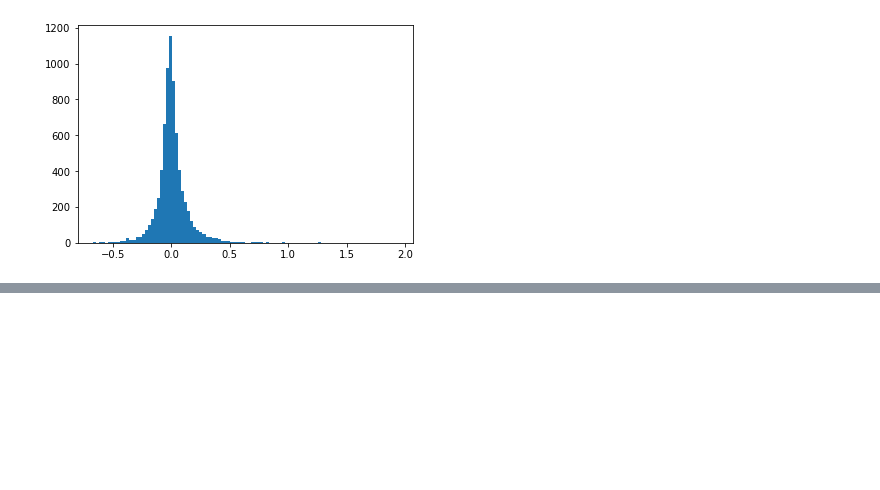
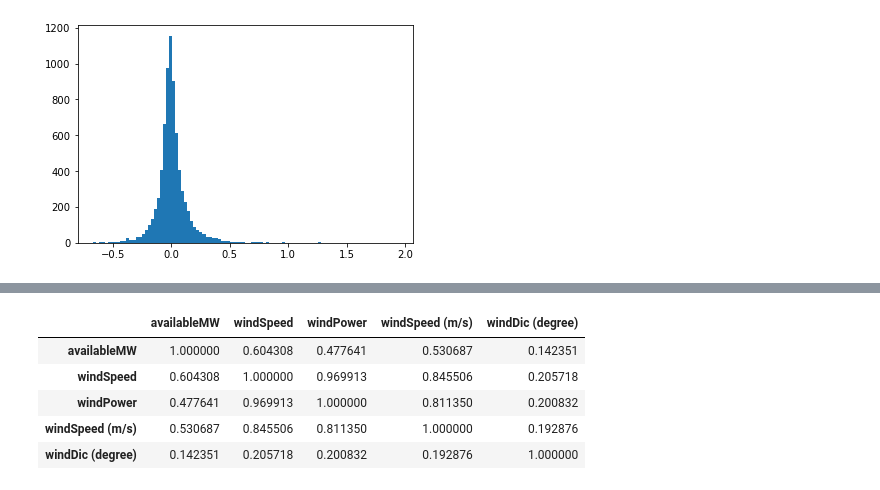
Before and after one commit to luis13d/Wind-energy, a Jupyter notebook: scripts/EDA.ipynb, the cells around one changed output, grey strips where cells are left out. Drawn from its saved outputs; the diff is of its cells as text; code cells hidden in the pictures; blank space fills up the shorter version.

```diff
--- a/scripts/EDA.ipynb
+++ b/scripts/EDA.ipynb
@@ -215,0 +237,9 @@ join_df.groupby('')
+# %%
+join_df_hourly.corr()
+# %% [output]
+|  | availableMW | windSpeed | windPower | windSpeed (m/s) | windDic (degree) |
+| availableMW | 1.000000 | 0.604308 | 0.477641 | 0.530687 | 0.142351 |
+| windSpeed | 0.604308 | 1.000000 | 0.969913 | 0.845506 | 0.205718 |
+| windPower | 0.477641 | 0.969913 | 1.000000 | 0.811350 | 0.200832 |
+| windSpeed (m/s) | 0.530687 | 0.845506 | 0.811350 | 1.000000 | 0.192876 |
+| windDic (degree) | 0.142351 | 0.205718 | 0.200832 | 0.192876 | 1.000000 |
```
Also changed, not shown: parts of 13 cells of this notebook, 5 other files.
